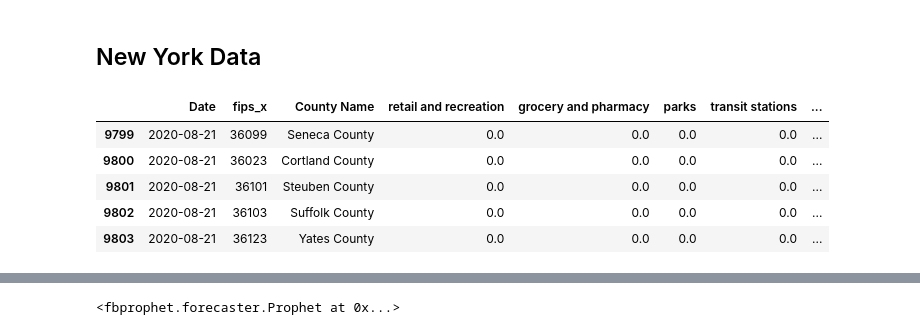
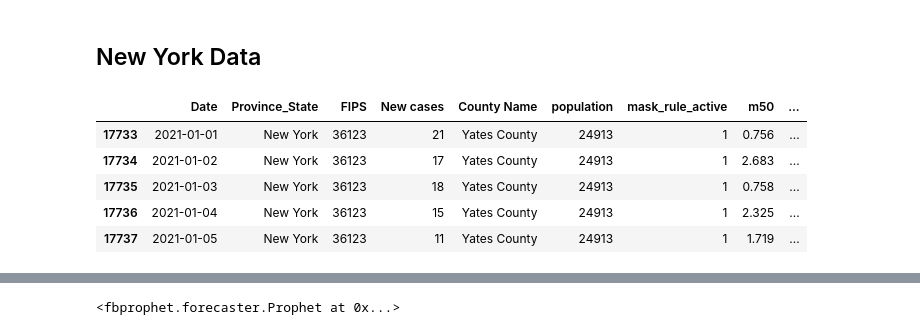
Before and after one commit to jeyasri-s2/meansquares, a Jupyter notebook: version2/modeling/prophet/NY_TimeSeriesAnalysis_Prophet.ipynb, the cells around one changed output, grey strips where cells are left out. Drawn from its saved outputs; the diff is of its cells as text; code cells hidden in the pictures.

Commit message:
New York Prophet analysis on new cases

```diff
--- a/version2/modeling/prophet/NY_TimeSeriesAnalysis_Prophet.ipynb
+++ b/version2/modeling/prophet/NY_TimeSeriesAnalysis_Prophet.ipynb
@@ -20,12 +18,12 @@ from fbprophet.diagnostics import performance_metrics
 # %% [markdown]
 ## New York Data
 # %%
-NY_labeledData = pd.read_csv('/content/drive/Shared drives/CMPE 295- Master Project/Covid19-data/NY_labeledData_Sep26.csv',low_memory=False)
+NY_labeledData = pd.read_csv('/content/drive/Shared drives/CMPE 295- Master Project/projectdata-2021/NY_alldatasets_Jan13.csv',low_memory=False)
 NY_labeledData.tail()
 # %% [output]
-|  | Date | fips_x | County Name | retail and recreation | grocery and pharmacy | parks | transit stations | ... |
-| 9799 | 2020-08-21 | 36099 | Seneca County | 0.0 | 0.0 | 0.0 | 0.0 | ... |
-| 9800 | 2020-08-21 | 36023 | Cortland County | 0.0 | 0.0 | 0.0 | 0.0 | ... |
-| 9801 | 2020-08-21 | 36101 | Steuben County | 0.0 | 0.0 | 0.0 | 0.0 | ... |
-| 9802 | 2020-08-21 | 36103 | Suffolk County | 0.0 | 0.0 | 0.0 | 0.0 | ... |
-| 9803 | 2020-08-21 | 36123 | Yates County | 0.0 | 0.0 | 0.0 | 0.0 | ... |
+|  | Date | Province_State | FIPS | New cases | County Name | population | mask_rule_active | m50 | ... |
+| 17733 | 2021-01-01 | New York | 36123 | 21 | Yates County | 24913 | 1 | 0.756 | ... |
+| 17734 | 2021-01-02 | New York | 36123 | 17 | Yates County | 24913 | 1 | 2.683 | ... |
+| 17735 | 2021-01-03 | New York | 36123 | 18 | Yates County | 24913 | 1 | 0.758 | ... |
+| 17736 | 2021-01-04 | New York | 36123 | 15 | Yates County | 24913 | 1 | 2.325 | ... |
+| 17737 | 2021-01-05 | New York | 36123 | 11 | Yates County | 24913 | 1 | 1.719 | ... |
```
Also changed, not shown: parts of 23 cells of this notebook.
